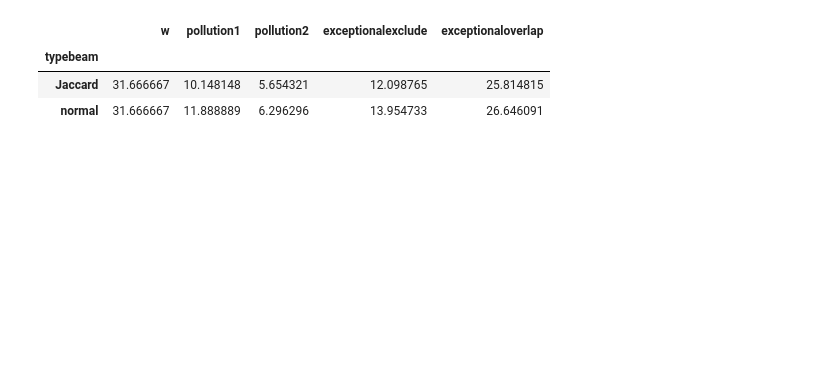
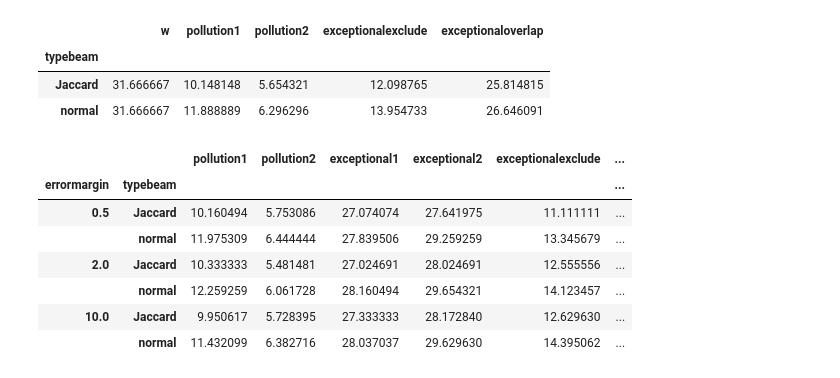
Before and after one commit to BartSlenders/EMM-JaccardBeamSearch-Thesis, a Jupyter notebook: test.ipynb, the cells around one changed output. Drawn from its saved outputs; the diff is of its cells as text; code cells hidden in the pictures; blank space fills up the shorter version.

```diff
--- a/test.ipynb
+++ b/test.ipynb
@@ -199,3 +199,14 @@ df.drop(axis=1, labels=["errormargin","superexceptionalplus", "pollutionplus", "
 | typebeam |  |  |  |  |  |
 | Jaccard | 31.666667 | 10.148148 | 5.654321 | 12.098765 | 25.814815 |
 | normal | 31.666667 | 11.888889 | 6.296296 | 13.954733 | 26.646091 |
+# %%
+df.drop(axis=1, labels=["w", "pollutionplus", "exceptionalplus", "superexceptionalplus", "superdiff"]).groupby(by=["errormargin", "typebeam"]).mean()
+# %% [output]
+|  |  | pollution1 | pollution2 | exceptional1 | exceptional2 | exceptionalexclude | ... |
+| errormargin | typebeam |  |  |  |  |  | ... |
+| 0.5 | Jaccard | 10.160494 | 5.753086 | 27.074074 | 27.641975 | 11.111111 | ... |
+|  | normal | 11.975309 | 6.444444 | 27.839506 | 29.259259 | 13.345679 | ... |
+| 2.0 | Jaccard | 10.333333 | 5.481481 | 27.024691 | 28.024691 | 12.555556 | ... |
+|  | normal | 12.259259 | 6.061728 | 28.160494 | 29.654321 | 14.123457 | ... |
+| 10.0 | Jaccard | 9.950617 | 5.728395 | 27.333333 | 28.172840 | 12.629630 | ... |
+|  | normal | 11.432099 | 6.382716 | 28.037037 | 29.629630 | 14.395062 | ... |
```
Also changed, not shown: parts of 5 cells of this notebook, 8 other files.
